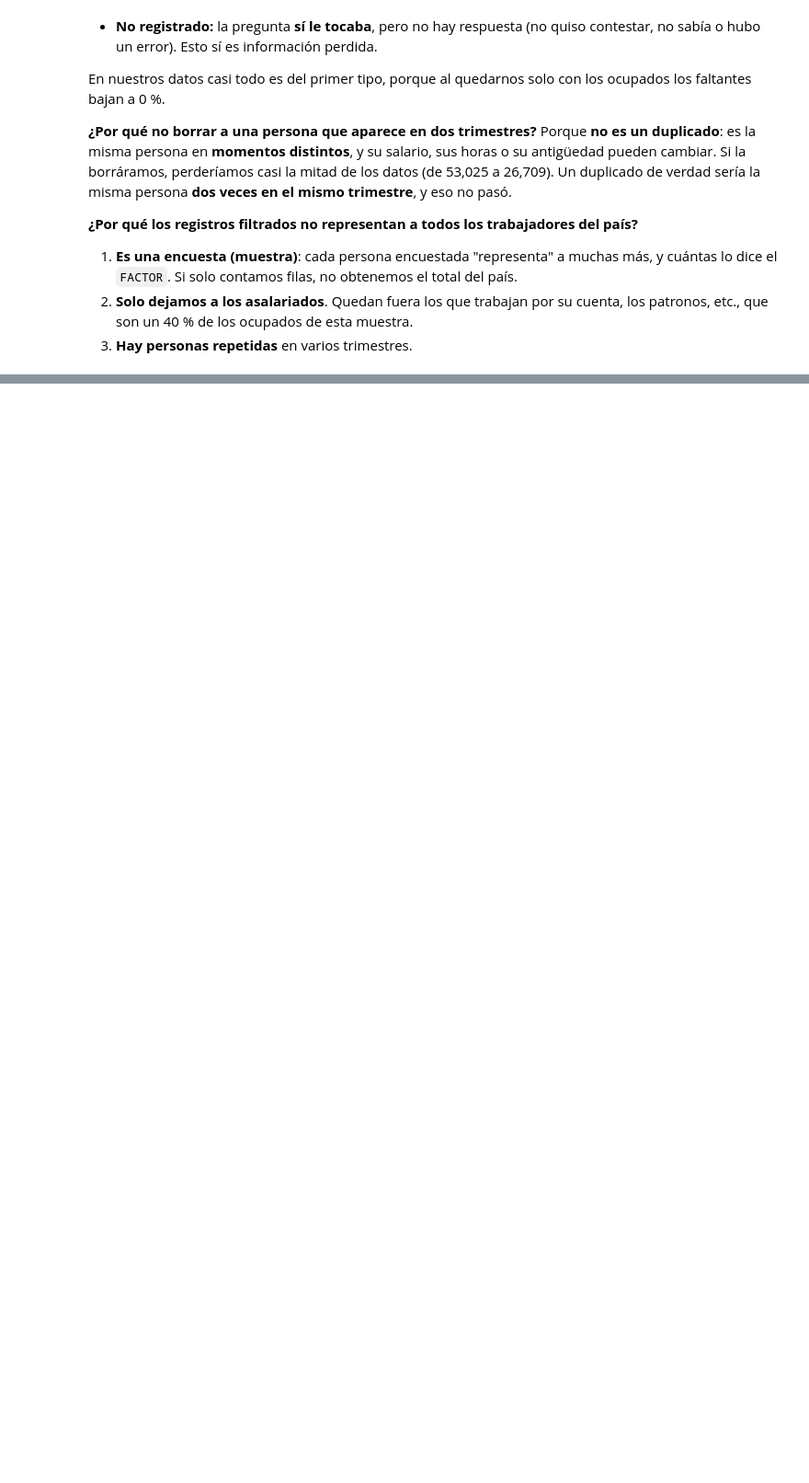
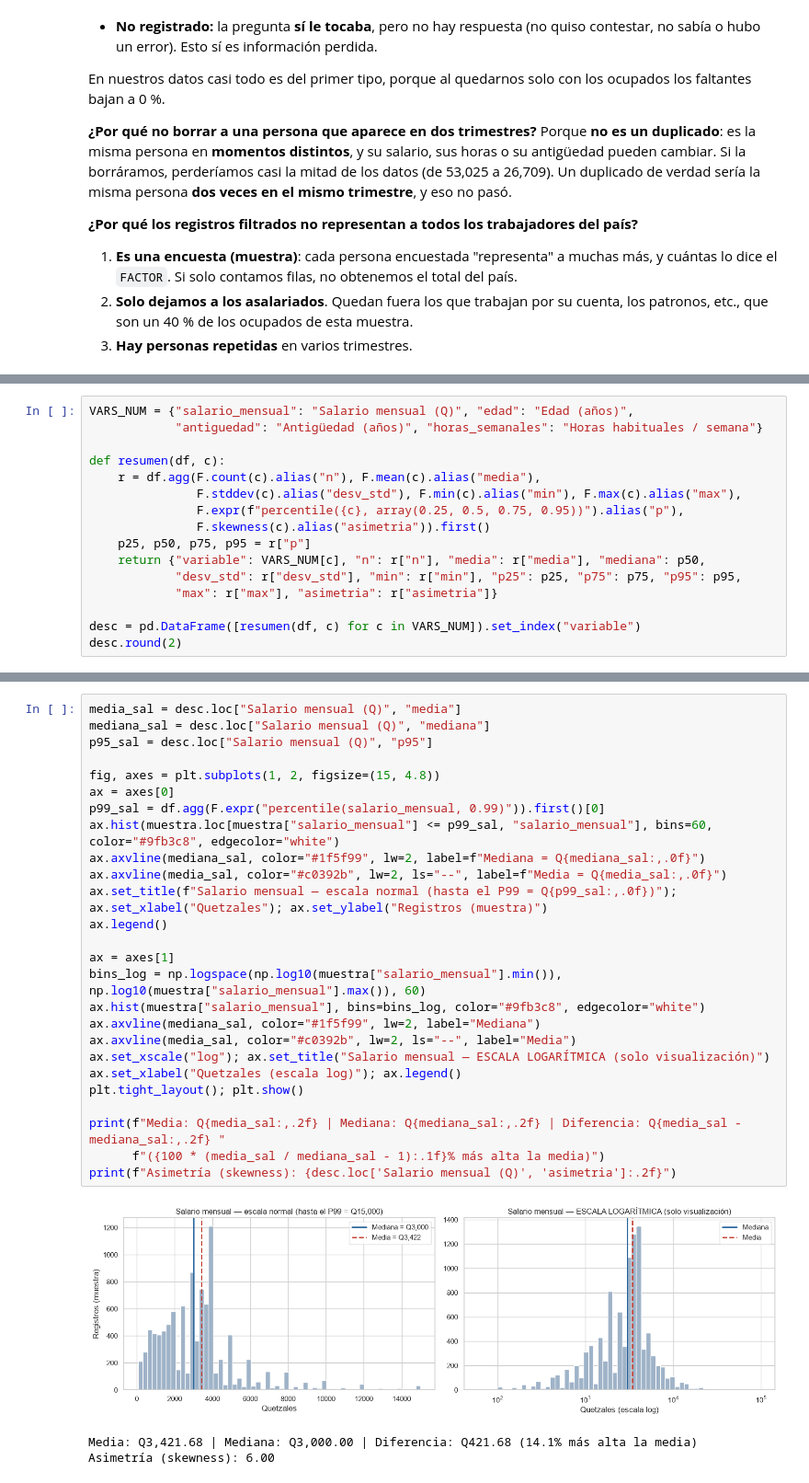
Before and after one commit to Qu3zada22/lab7-md, a Jupyter notebook: lab7_eneic.ipynb, the cells around one changed output, grey strips where cells are left out. Shown at 92% size. Cells and saved outputs as stored; diff of their text form; blank space fills up the shorter version.

```diff
--- a/lab7_eneic.ipynb
+++ b/lab7_eneic.ipynb
@@ -662,0 +686,16 @@ Porque **no es un duplicado**: es la misma persona en **momentos distintos**, y
+# %%
+VARS_NUM = {"salario_mensual": "Salario mensual (Q)", "edad": "Edad (años)",
+            "antiguedad": "Antigüedad (años)", "horas_semanales": "Horas habituales / semana"}
+
+def resumen(df, c):
+    r = df.agg(F.count(c).alias("n"), F.mean(c).alias("media"),
+               F.stddev(c).alias("desv_std"), F.min(c).alias("min"), F.max(c).alias("max"),
+               F.expr(f"percentile({c}, array(0.25, 0.5, 0.75, 0.95))").alias("p"),
+               F.skewness(c).alias("asimetria")).first()
+    p25, p50, p75, p95 = r["p"]
+    return {"variable": VARS_NUM[c], "n": r["n"], "media": r["media"], "mediana": p50,
+            "desv_std": r["desv_std"], "min": r["min"], "p25": p25, "p75": p75, "p95": p95,
+            "max": r["max"], "asimetria": r["asimetria"]}
+
+desc = pd.DataFrame([resumen(df, c) for c in VARS_NUM]).set_index("variable")
+desc.round(2)
@@ -662,0 +747,30 @@ Porque **no es un duplicado**: es la misma persona en **momentos distintos**, y
+# %%
+media_sal = desc.loc["Salario mensual (Q)", "media"]
+mediana_sal = desc.loc["Salario mensual (Q)", "mediana"]
+p95_sal = desc.loc["Salario mensual (Q)", "p95"]
+
+fig, axes = plt.subplots(1, 2, figsize=(15, 4.8))
+ax = axes[0]
+p99_sal = df.agg(F.expr("percentile(salario_mensual, 0.99)")).first()[0]
+ax.hist(muestra.loc[muestra["salario_mensual"] <= p99_sal, "salario_mensual"], bins=60, color="#9fb3c8", edgecolor="white")
+ax.axvline(mediana_sal, color="#1f5f99", lw=2, label=f"Mediana = Q{mediana_sal:,.0f}")
+ax.axvline(media_sal, color="#c0392b", lw=2, ls="--", label=f"Media = Q{media_sal:,.0f}")
+ax.set_title(f"Salario mensual — escala normal (hasta el P99 = Q{p99_sal:,.0f})"); ax.set_xlabel("Quetzales"); ax.set_ylabel("Registros (muestra)")
+ax.legend()
+
+ax = axes[1]
+bins_log = np.logspace(np.log10(muestra["salario_mensual"].min()), np.log10(muestra["salario_mensual"].max()), 60)
+ax.hist(muestra["salario_mensual"], bins=bins_log, color="#9fb3c8", edgecolor="white")
+ax.axvline(mediana_sal, color="#1f5f99", lw=2, label="Mediana")
+ax.axvline(media_sal, color="#c0392b", lw=2, ls="--", label="Media")
+ax.set_xscale("log"); ax.set_title("Salario mensual — ESCALA LOGARÍTMICA (solo visualización)")
+ax.set_xlabel("Quetzales (escala log)"); ax.legend()
+plt.tight_layout(); plt.show()
+
+print(f"Media: Q{media_sal:,.2f} | Mediana: Q{mediana_sal:,.2f} | Diferencia: Q{media_sal - mediana_sal:,.2f} "
+      f"({100 * (media_sal / mediana_sal - 1):.1f}% más alta la media)")
+print(f"Asimetría (skewness): {desc.loc['Salario mensual (Q)', 'asimetria']:.2f}")
+# %% [output]
+[figure, added]
+Media: Q3,421.68 | Mediana: Q3,000.00 | Diferencia: Q421.68 (14.1% más alta la media)
+Asimetría (skewness): 6.00
```
Also changed, not shown: parts of 30 cells of this notebook.
